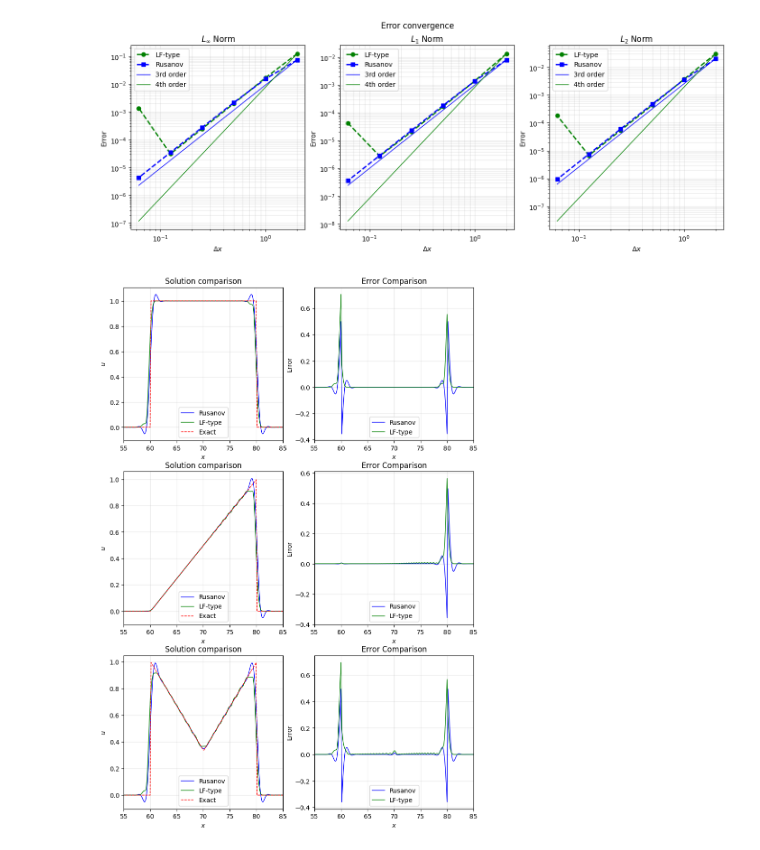
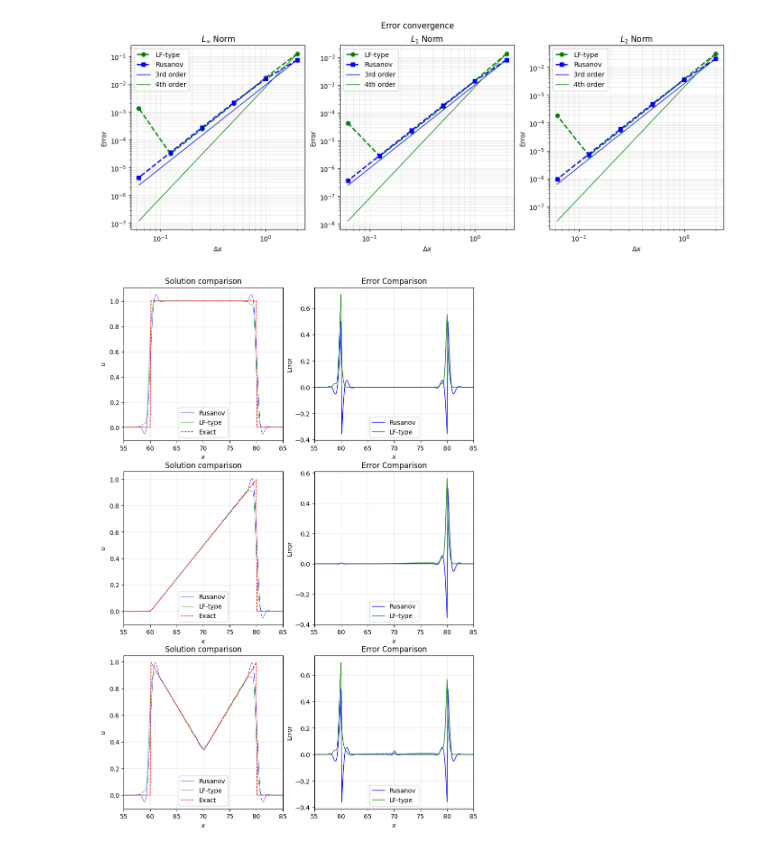
Before and after one commit to ukolov-ivan/mipt-vkr, a Jupyter notebook: src/advect.ipynb, the cells around one changed output. Drawn from its saved outputs; the diff is of its cells as text; code cells hidden in the pictures.

Commit message:
Changed visualization

```diff
--- a/src/advect.ipynb
+++ b/src/advect.ipynb
@@ -363,33 +363,33 @@ for i, (ic_func, ic_kwargs) in enumerate(
             rusanov_step,
             ic_func=ic_func,
             ic_kwargs=ic_kwargs,
         )
 
     plt.subplot(3, 2, 2 * i + 1)
 
-    plt.plot(grid, u_rusanov, 'b-', linewidth=1, label='Rusanov')
-    plt.plot(grid, u, 'g-', linewidth=1, label='LF-type')
+    plt.plot(grid, u_rusanov, 'b-', linewidth=0.5, label='Rusanov')
+    plt.plot(grid, u, 'g-', linewidth=0.5, label='LF-type')
     plt.plot(grid, u_exact, 'r--', linewidth=1, label='Exact')
     plt.xlabel('$x$')
     plt.xlim(70 - 15, 70 + 15)
     plt.ylabel('$u$')
     plt.title('Solution comparison')
     plt.legend(loc='lower center')
     plt.grid(True, alpha=0.3)
 
     plt.subplot(3, 2, 2 * i + 2)
     error_rusanov = u_rusanov - u_exact
     error = np.abs(u - u_exact)
 
     plt.plot(grid, error_rusanov, 'b-', linewidth=1, label='Rusanov')
     plt.plot(grid, error, 'g-', linewidth=1, label='LF-type')
     plt.xlabel('$x$')
     plt.xlim(70 - 15, 70 + 15)
     plt.ylabel('Error')
     plt.title('Error Comparison')
     plt.legend(loc='lower center')
     plt.grid(True, alpha=0.3)
 
 plt.show()
 # %% [output]
-[figure, old version]
+[figure, new version]
```
Also changed, not shown: parts of 1 cell of this notebook.
